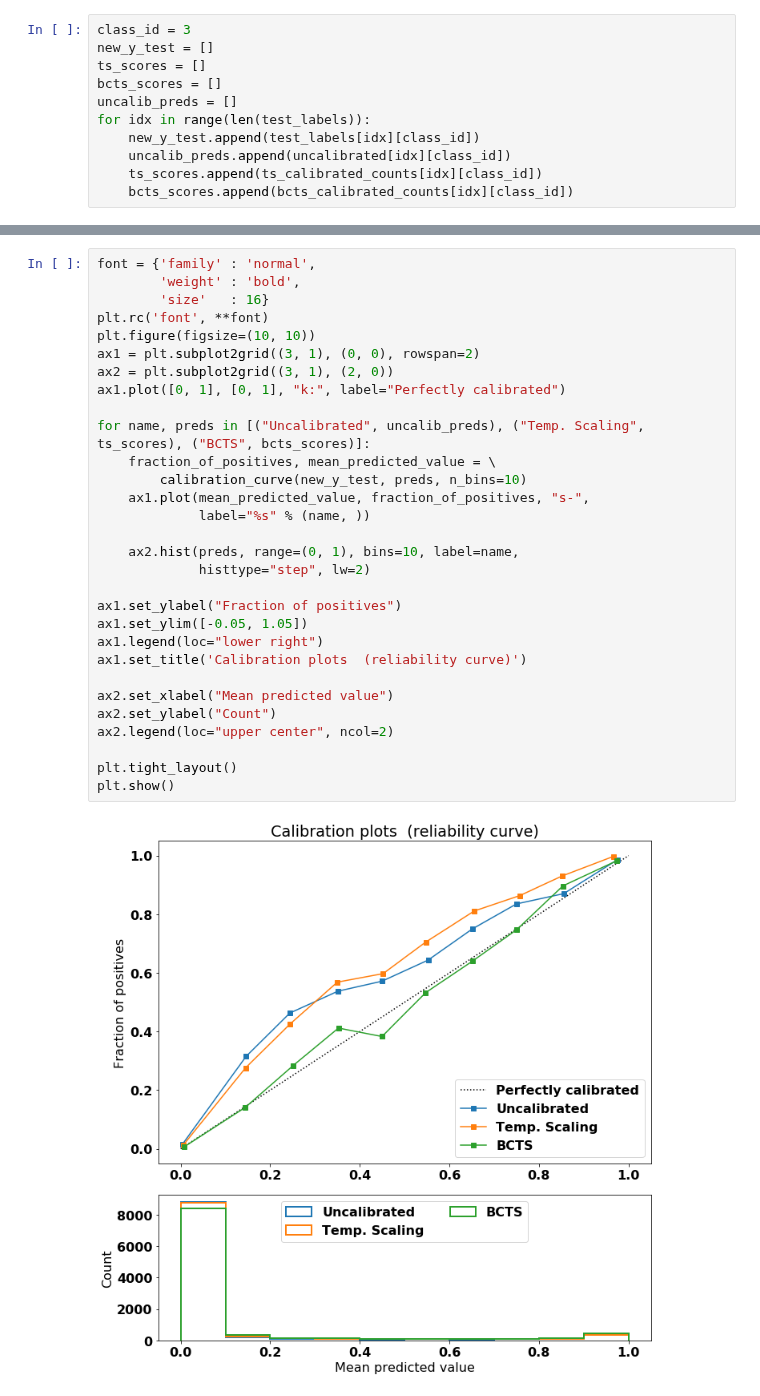
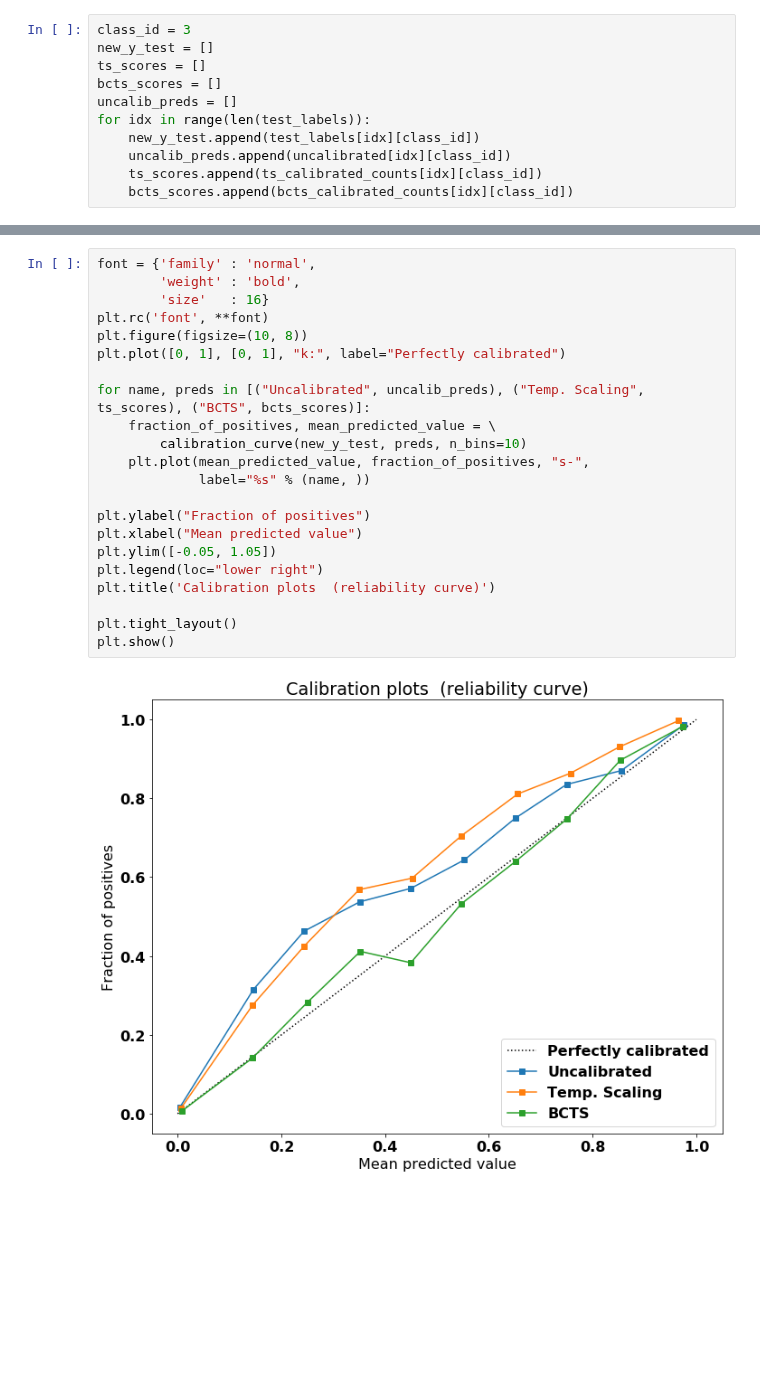
Before and after one commit to kundajelab/label_shift_experiments, a Jupyter notebook: cifar10/calibration_figures.ipynb, the cells around one changed output, grey strips where cells are left out. Drawn from its saved outputs; the diff is of its cells as text; blank space fills up the shorter version.

```diff
--- a/cifar10/calibration_figures.ipynb
+++ b/cifar10/calibration_figures.ipynb
@@ -104,32 +88,24 @@ plt.show()
 # %%
 font = {'family' : 'normal',
         'weight' : 'bold',
         'size'   : 16}
 plt.rc('font', **font)
-plt.figure(figsize=(10, 10))
-ax1 = plt.subplot2grid((3, 1), (0, 0), rowspan=2)
-ax2 = plt.subplot2grid((3, 1), (2, 0))
-ax1.plot([0, 1], [0, 1], "k:", label="Perfectly calibrated")
+plt.figure(figsize=(10, 8))
+plt.plot([0, 1], [0, 1], "k:", label="Perfectly calibrated")
 
 for name, preds in [("Uncalibrated", uncalib_preds), ("Temp. Scaling", ts_scores), ("BCTS", bcts_scores)]:
     fraction_of_positives, mean_predicted_value = \
         calibration_curve(new_y_test, preds, n_bins=10)
-    ax1.plot(mean_predicted_value, fraction_of_positives, "s-",
+    plt.plot(mean_predicted_value, fraction_of_positives, "s-",
              label="%s" % (name, ))
 
-    ax2.hist(preds, range=(0, 1), bins=10, label=name,
-             histtype="step", lw=2)
-
-ax1.set_ylabel("Fraction of positives")
-ax1.set_ylim([-0.05, 1.05])
-ax1.legend(loc="lower right")
-ax1.set_title('Calibration plots  (reliability curve)')
-
-ax2.set_xlabel("Mean predicted value")
-ax2.set_ylabel("Count")
-ax2.legend(loc="upper center", ncol=2)
+plt.ylabel("Fraction of positives")
+plt.xlabel("Mean predicted value")
+plt.ylim([-0.05, 1.05])
+plt.legend(loc="lower right")
+plt.title('Calibration plots  (reliability curve)')
 
 plt.tight_layout()
 plt.show()
 # %% [output]
-[figure, old version]
+[figure, new version]
```
Also changed, not shown: parts of 2 cells of this notebook, 3 other files.
